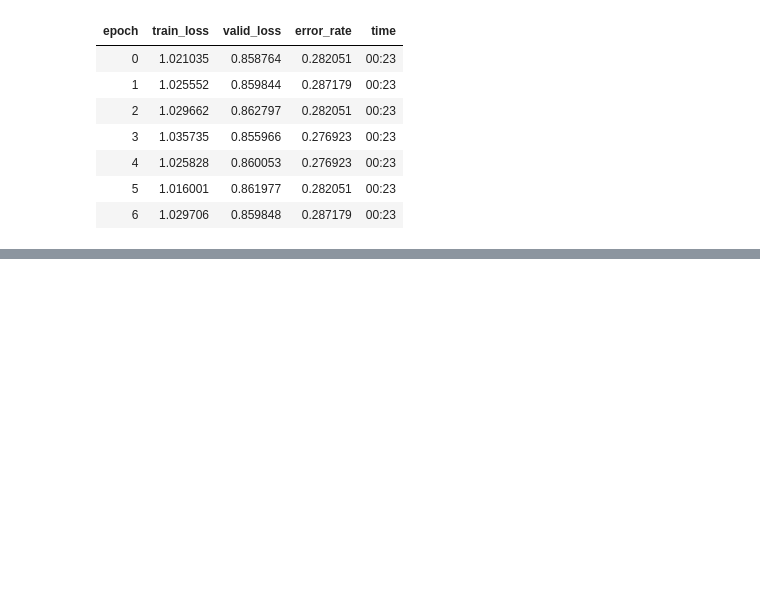
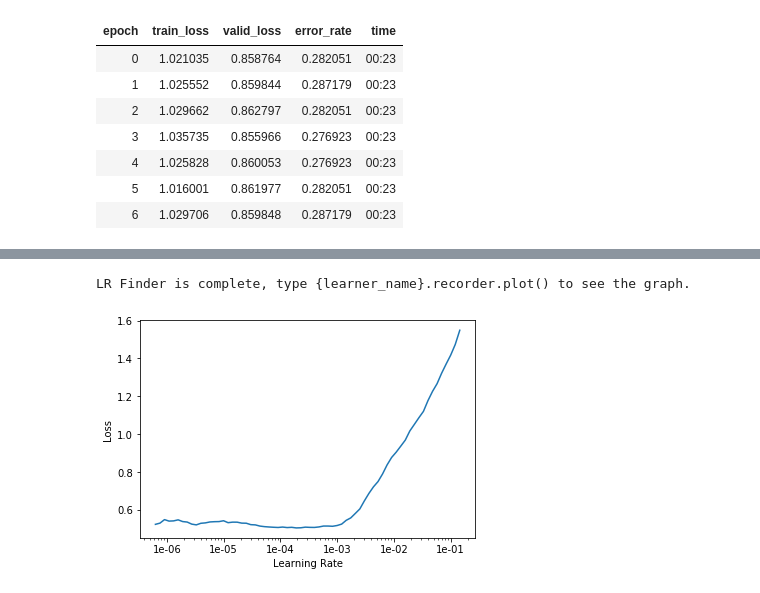
Before and after one commit to deep1401/Music-Genre-Classification-using-Transfer-Learning-on-log-based-MEL-spectrogram, a Jupyter notebook: Music_Genre_Classifier.ipynb, the cells around one changed output, grey strips where cells are left out. Drawn from its saved outputs; the diff is of its cells as text; code cells hidden in the pictures; blank space fills up the shorter version.

```diff
--- a/Music_Genre_Classifier.ipynb
+++ b/Music_Genre_Classifier.ipynb
@@ -637,0 +661,4 @@ learn2.fit_one_cycle(7,slice(3e-06))
+# %%
+lr=3e-03
+learn3.unfreeze()
+learn3.fit_one_cycle(7,slice(lr))
@@ -637,0 +674,5 @@ learn2.fit_one_cycle(7,slice(3e-06))
+# %%
+learn3.unfreeze()
+lr_find(learn3)
+learn3.recorder.plot()
+# %% [output]
@@ -637,0 +680,2 @@ learn2.fit_one_cycle(7,slice(3e-06))
+LR Finder is complete, type {learner_name}.recorder.plot() to see the graph.
+[figure, added]
```
Also changed, not shown: parts of 17 cells of this notebook.
